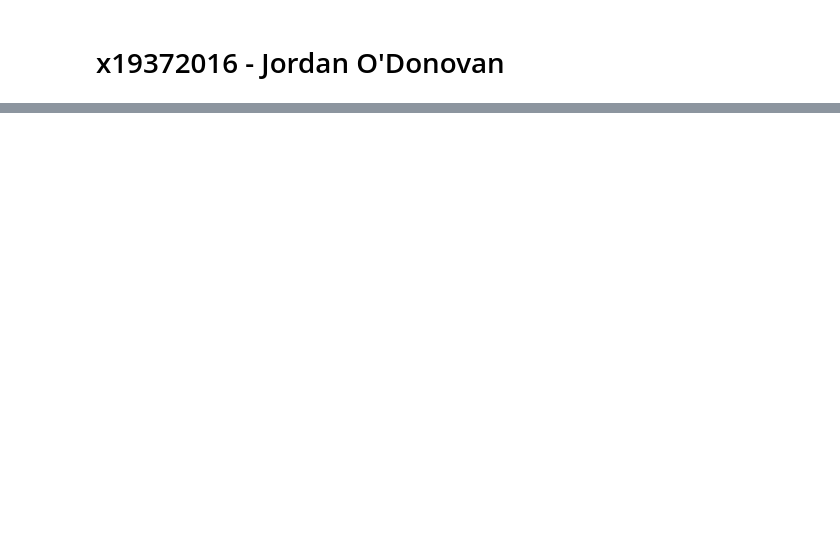
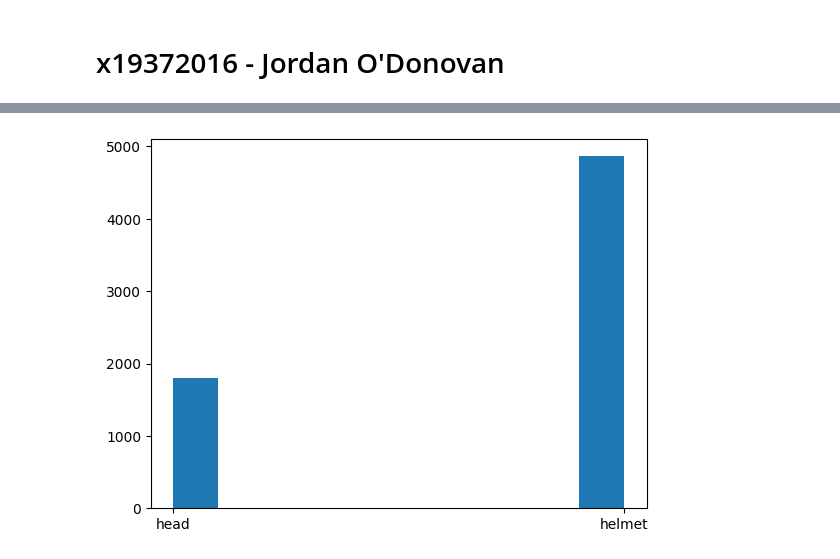
Before and after one commit to jordanodonovan/neural_networks_project, a Jupyter notebook: neural_networks_project_x19372016.ipynb, the cells around one changed output, grey strips where cells are left out. Cells and saved outputs as stored; diff of their text form; code cells hidden in the pictures; blank space fills up the shorter version.

```diff
--- a/neural_networks_project_x19372016.ipynb
+++ b/neural_networks_project_x19372016.ipynb
@@ -13,0 +19,3 @@ import skimage
+# %%
+dftrain  = pd.read_csv('Data/train/_annotations.csv')
+testdf = pd.read_csv('Data/test/_annotations.csv')
@@ -13,0 +116,5 @@ import skimage
+# %%
+plt.hist(testdf['class'])
+plt.show()
+# %% [output]
+[figure, added]
```
Also changed, not shown: parts of 124 cells of this notebook.
